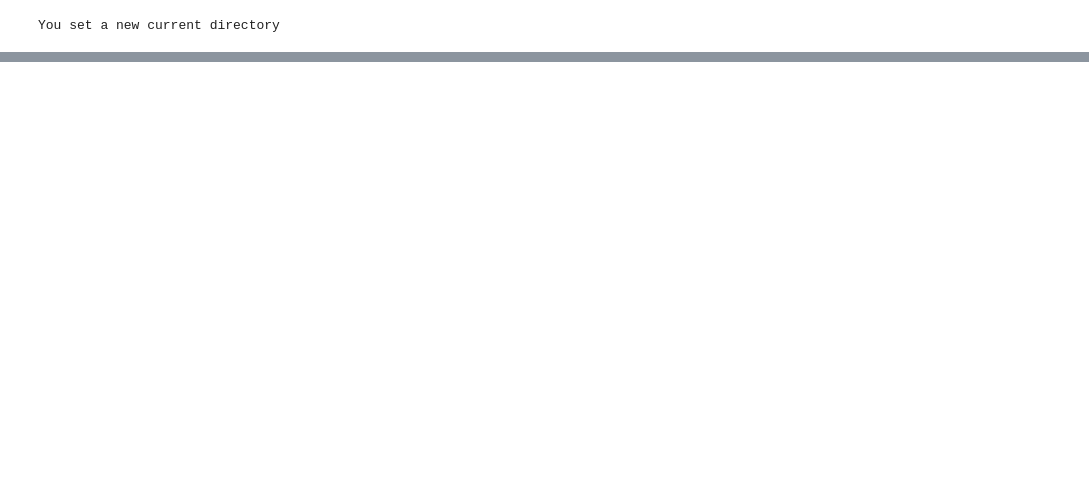
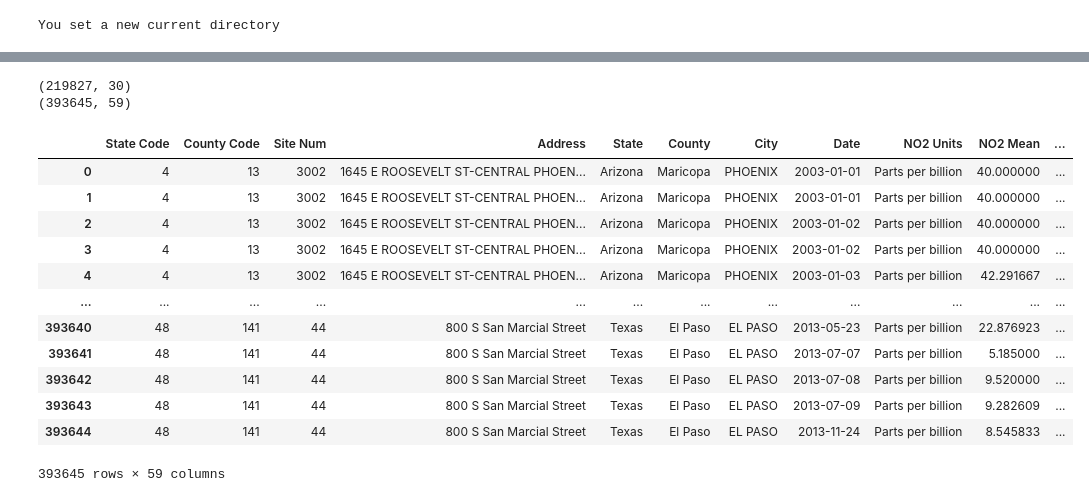
Before and after one commit to tamikamqhum/March_Team_Project, a Jupyter notebook: jupyter_notebooks/PG_Notebook_Weather_laststep.ipynb, the cells around one changed output, grey strips where cells are left out. Saved outputs shown, nothing was run; the diff lists cells and outputs as text; code cells hidden in the pictures; blank space fills up the shorter version.

```diff
--- a/jupyter_notebooks/PG_Notebook_Weather_laststep.ipynb
+++ b/jupyter_notebooks/PG_Notebook_Weather_laststep.ipynb
@@ -85,6 +145,8 @@ weather_data
 # %%
 # load Us_Stations_with_City_10km.csv
 stations = pd.read_csv('Outputs/Us_Stations_with_City_10km.csv')
+# get siteId from StationId - last 4 characters
+stations['SiteId'] = stations['StationId'].str[-8:]
 # format StationId as capitals
 stations['StationId'] = stations['StationId'].str.upper()
 # format city as capitals
@@ -104,5 +199,27 @@ weather_data
 # %%
-# merge pollution data with weather data on date and location
-merged_data = pd.merge(pollution_data_cleaned, weather_data, left_on=['Date', 'City'], right_on=['Date', 'City'], how='inner')
+# filter pollution data to have 1 record per city per day using the record with the lowest CityDistance
+print(pollution_data_cleaned.shape)
+# merge pollution data with weather data on date and location only take first match
+merged_data = pd.merge(pollution_data_cleaned, weather_data, on=['Date', 'City'], how='inner')
+
+
+# merged_data = pd.merge(pollution_data_cleaned, weather_data, left_on=['Date', 'City'], right_on=['Date', 'City'], how='inner')
+
 print(merged_data.shape)
 merged_data
+# %% [output]
+(219827, 30)
+(393645, 59)
+|  | State Code | County Code | Site Num | Address | State | County | City | Date | NO2 Units | NO2 Mean | ... |
+| 0 | 4 | 13 | 3002 | 1645 E ROOSEVELT ST-CENTRAL PHOEN... | Arizona | Maricopa | PHOENIX | 2003-01-01 | Parts per billion | 40.000000 | ... |
+| 1 | 4 | 13 | 3002 | 1645 E ROOSEVELT ST-CENTRAL PHOEN... | Arizona | Maricopa | PHOENIX | 2003-01-01 | Parts per billion | 40.000000 | ... |
+| 2 | 4 | 13 | 3002 | 1645 E ROOSEVELT ST-CENTRAL PHOEN... | Arizona | Maricopa | PHOENIX | 2003-01-02 | Parts per billion | 40.000000 | ... |
+| 3 | 4 | 13 | 3002 | 1645 E ROOSEVELT ST-CENTRAL PHOEN... | Arizona | Maricopa | PHOENIX | 2003-01-02 | Parts per billion | 40.000000 | ... |
+| 4 | 4 | 13 | 3002 | 1645 E ROOSEVELT ST-CENTRAL PHOEN... | Arizona | Maricopa | PHOENIX | 2003-01-03 | Parts per billion | 42.291667 | ... |
+| ... | ... | ... | ... | ... | ... | ... | ... | ... | ... | ... | ... |
+| 393640 | 48 | 141 | 44 | 800 S San Marcial Street | Texas | El Paso | EL PASO | 2013-05-23 | Parts per billion | 22.876923 | ... |
+| 393641 | 48 | 141 | 44 | 800 S San Marcial Street | Texas | El Paso | EL PASO | 2013-07-07 | Parts per billion | 5.185000 | ... |
+| 393642 | 48 | 141 | 44 | 800 S San Marcial Street | Texas | El Paso | EL PASO | 2013-07-08 | Parts per billion | 9.520000 | ... |
+| 393643 | 48 | 141 | 44 | 800 S San Marcial Street | Texas | El Paso | EL PASO | 2013-07-09 | Parts per billion | 9.282609 | ... |
+| 393644 | 48 | 141 | 44 | 800 S San Marcial Street | Texas | El Paso | EL PASO | 2013-11-24 | Parts per billion | 8.545833 | ... |
+393645 rows × 59 columns
```
Also changed, not shown: parts of 12 cells of this notebook, 7 other files.
